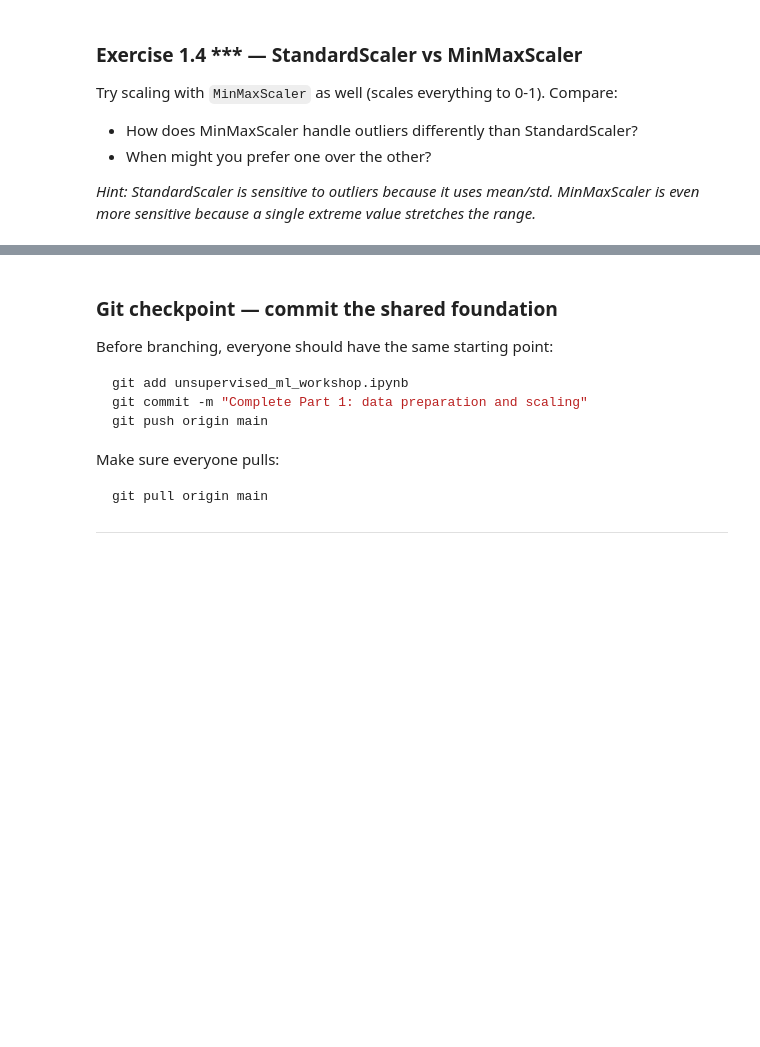
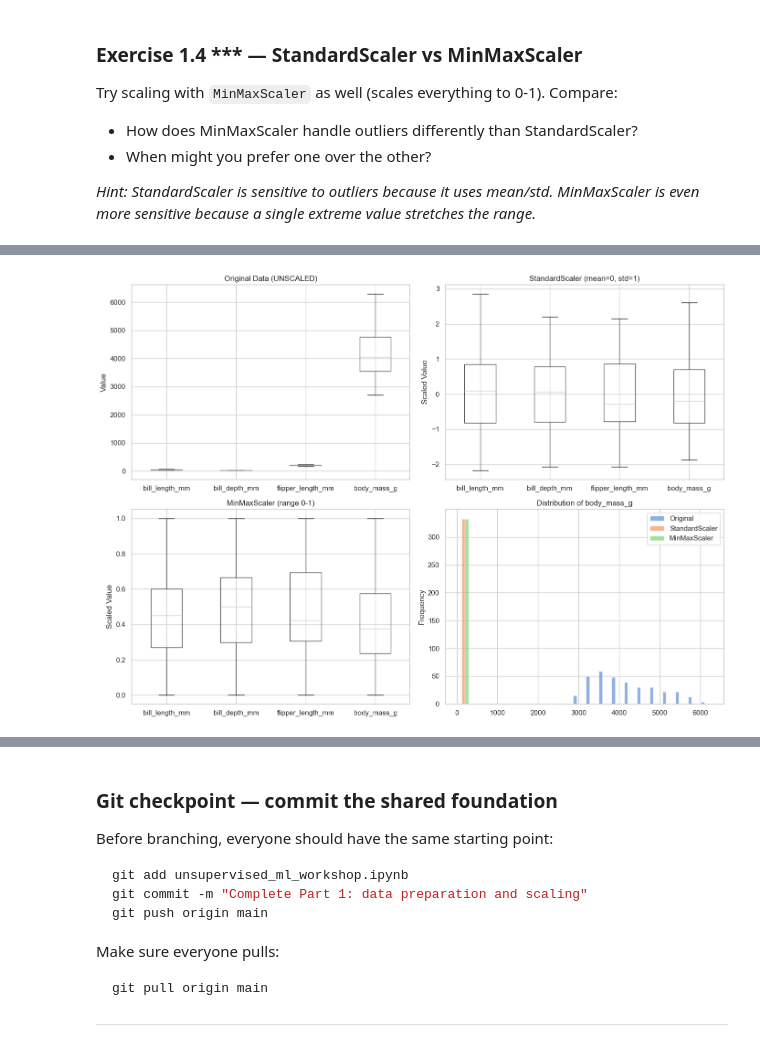
Before and after one commit to Gson99/Workshop-UML, a Jupyter notebook: unsupervised_ml_workshop.ipynb, the cells around one changed output, grey strips where cells are left out. Cells and saved outputs as stored; diff of their text form; code cells hidden in the pictures; blank space fills up the shorter version.

```diff
--- a/unsupervised_ml_workshop.ipynb
+++ b/unsupervised_ml_workshop.ipynb
@@ -179,0 +305,82 @@ Try scaling with `MinMaxScaler` as well (scales everything to 0-1). Compare:
+# %%
+# Your code here
+# 1.4: StandardScaler vs MinMaxScaler
+
+print("=" * 70)
+print("COMPARISON: StandardScaler vs MinMaxScaler")
+print("=" * 70)
+
+# We already have X_scaled from StandardScaler above
+# Now apply MinMaxScaler
+minmax_scaler = MinMaxScaler()
+X_minmax = pd.DataFrame(minmax_scaler.fit_transform(X), columns=X.columns)
+
+print("\nStandardScaler statistics (mean=0, std=1):")
+print(X_scaled.describe())
+
+print("\nMinMaxScaler statistics (values in 0-1 range):")
+print(X_minmax.describe())
+
+# Visual comparison
+fig, axes = plt.subplots(2, 2, figsize=(14, 10))
+
+# Original data
+X.boxplot(ax=axes[0, 0])
+axes[0, 0].set_title('Original Data (UNSCALED)')
+axes[0, 0].set_ylabel('Value')
+
+# StandardScaler
+X_scaled.boxplot(ax=axes[0, 1])
+axes[0, 1].set_title('StandardScaler (mean=0, std=1)')
+axes[0, 1].set_ylabel('Scaled Value')
+
+# MinMaxScaler
+X_minmax.boxplot(ax=axes[1, 0])
+axes[1, 0].set_title('MinMaxScaler (range 0-1)')
+axes[1, 0].set_ylabel('Scaled Value')
+
+# Histogram comparison for one feature (body_mass_g)
+feature = 'body_mass_g'
+axes[1, 1].hist([X[feature], X_scaled[feature], X_minmax[feature]],
+                label=['Original', 'StandardScaler', 'MinMaxScaler'],
+                alpha=0.6, bins=20)
+axes[1, 1].set_title(f'Distribution of {feature}')
+axes[1, 1].set_ylabel('Frequency')
+axes[1, 1].legend()
+
+plt.tight_layout()
+plt.show()
+
+print("\n" + "=" * 70)
+print("KEY DIFFERENCES:")
+print("=" * 70)
+print("""
+StandardScaler (mean=0, std=1):
+  ✓ Centers data around zero
+  ✓ Preserves the shape of the distribution
+  ✓ Sensitive to outliers (uses mean/std which are affected by extremes)
+  ✓ Good for: algorithms that assume normally distributed data (e.g., K-Means)
+
+MinMaxScaler (range 0-1):
+  ✓ Scales all features to exactly [0, 1]
+  ✓ VERY sensitive to outliers (a single extreme value stretches the entire range)
+  ✓ All features now have the same min/max bounds
+  ✓ Good for: neural networks, image data, when you need bounded values
+
+WHEN TO USE:
+- StandardScaler: Default choice for clustering (K-Means, hierarchical)
+                 Works well with most algorithms
+
+- MinMaxScaler: When you have outliers you want to "squash"
+                When you need values in a specific range [0,1]
+                For tree-based models (less sensitive to scale anyway)
+""")
+
+# Demonstrate outlier sensitivity
+print("\nDemonstrating outlier sensitivity:")
+print("Original body_mass_g min/max:", X['body_mass_g'].min(), X['body_mass_g'].max())
+print("MinMaxScaler result (0-1):", X_minmax['body_mass_g'].min(), X_minmax['body_mass_g'].max())
+print("StandardScaler result:", X_scaled['body_mass_g'].min(), X_scaled['body_mass_g'].max())
+print("\n→ MinMaxScaler compresses ALL values to [0,1] range")
+print("→ If you had an extreme outlier, it would compress everything else more")
+# %% [output]
@@ -179,0 +404 @@ Try scaling with `MinMaxScaler` as well (scales everything to 0-1). Compare:
+[figure, added]
```
Also changed, not shown: parts of 8 cells of this notebook.
